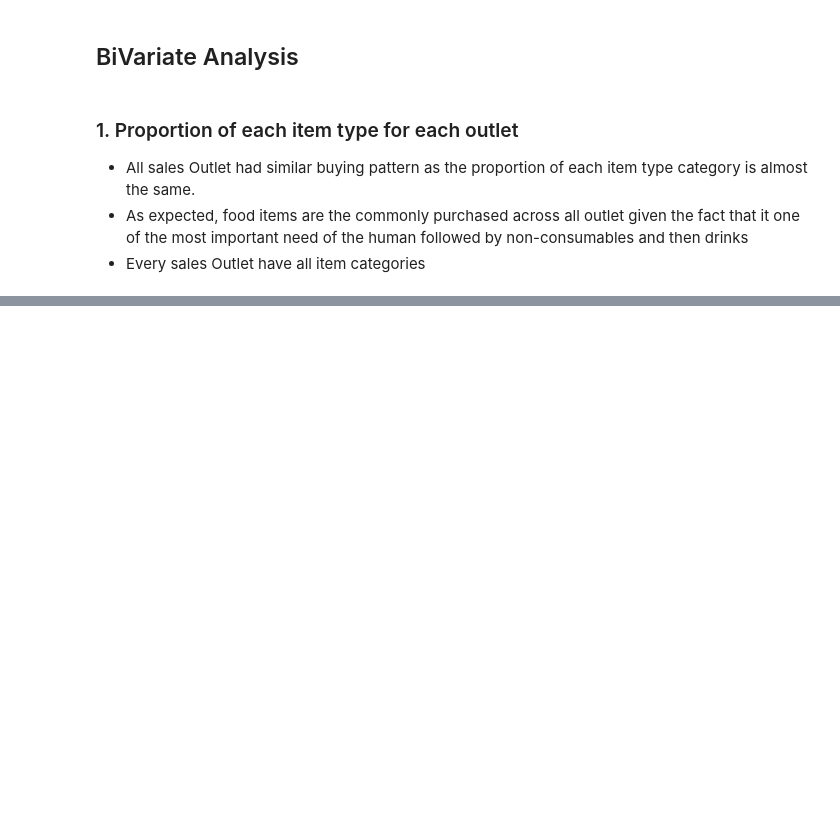
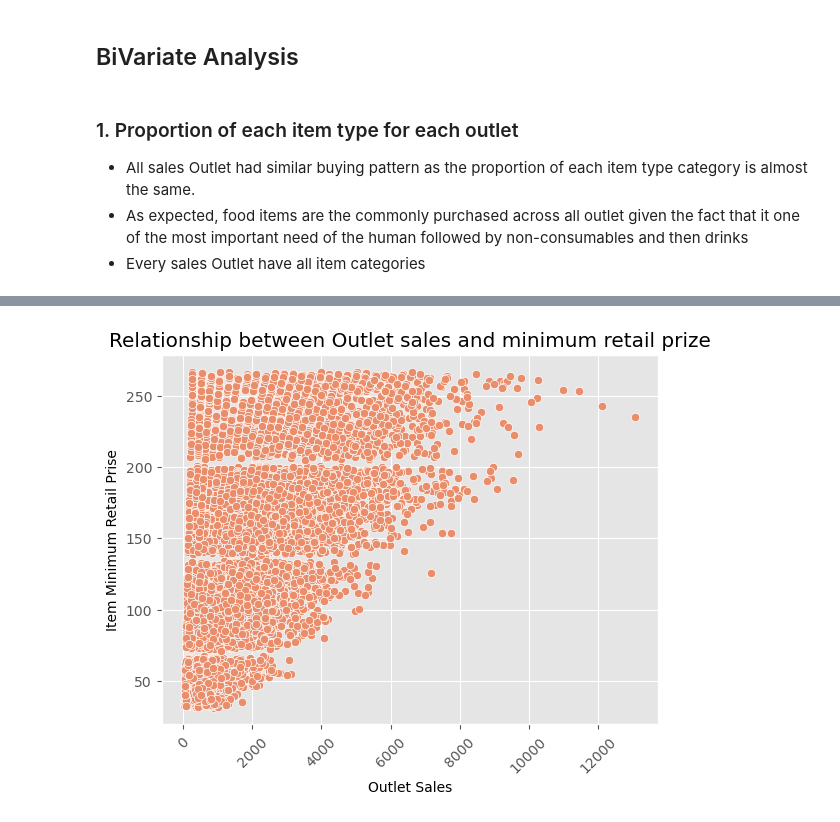
Before and after one commit to SirTee12/Big-Mart-Sales-Forecasting, a Jupyter notebook: Big-Mart-EDA.ipynb, the cells around one changed output, grey strips where cells are left out. Cells and saved outputs as stored; diff of their text form; code cells hidden in the pictures; blank space fills up the shorter version.

Commit message:
plot the relationship between retail price and sales

```diff
--- a/Big-Mart-EDA.ipynb
+++ b/Big-Mart-EDA.ipynb
@@ -168,0 +176,14 @@ plt.show()
+# %%
+# plot the scatter plot
+sns.scatterplot(data = bigmart_copy, x = 'Item_Outlet_Sales',
+               y = 'Item_MRP')
+
+# customize plot
+plt.title('Relationship between Outlet sales and minimum retail prize')
+plt.ylabel('Item Minimum Retail Prise')
+plt.xlabel('Outlet Sales')
+plt.xticks(rotation=45)  # Rotate x-axis labels for better readability
+
+plt.show()
+# %% [output]
+[figure, added]
```
Also changed, not shown: parts of 7 cells of this notebook.
